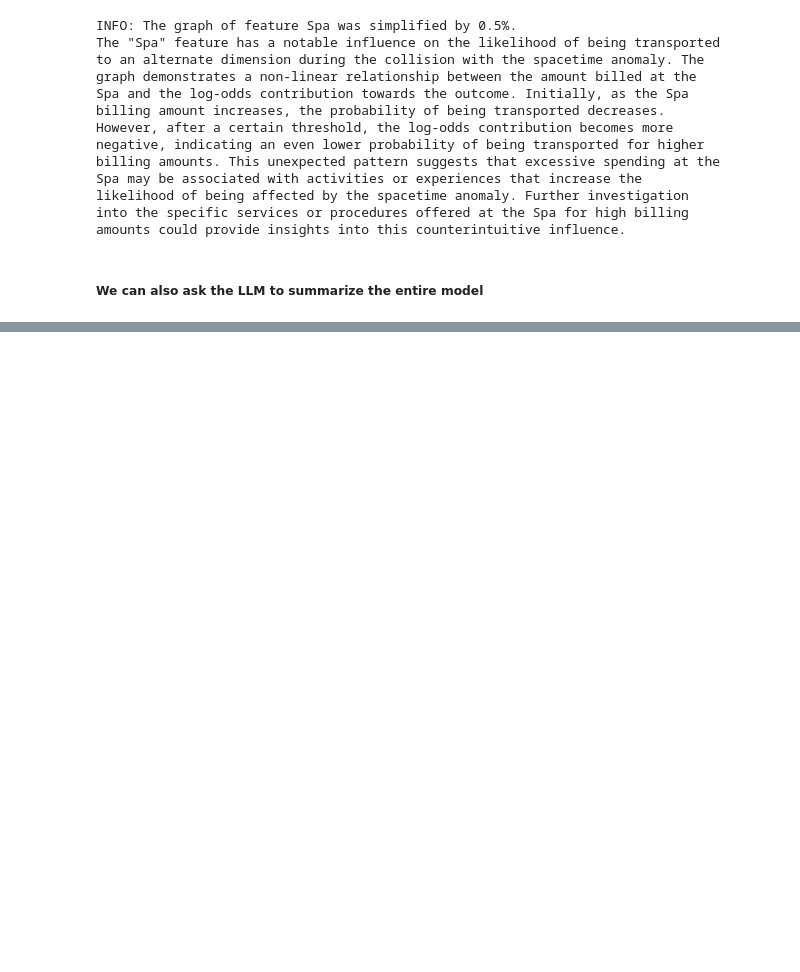
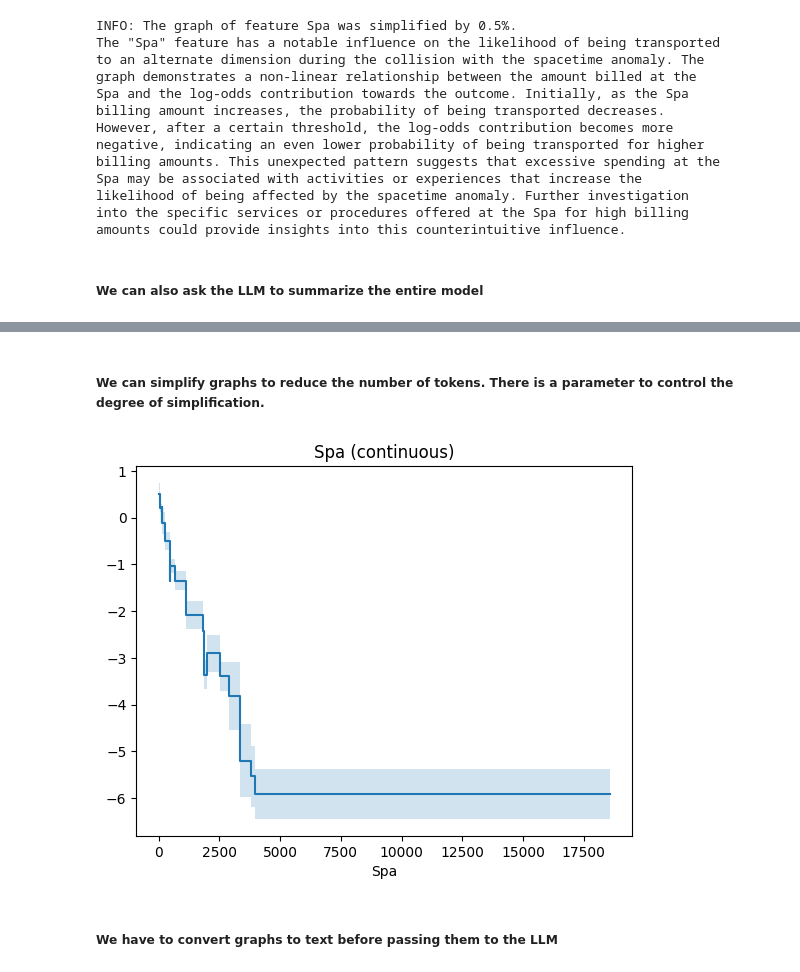
Before and after one commit to interpretml/TalkToEBM, a Jupyter notebook: notebooks/Spaceship Titanic.ipynb, the cells around one changed output, grey strips where cells are left out. Cells and saved outputs as stored; diff of their text form; code cells hidden in the pictures; blank space fills up the shorter version.

```diff
--- a/notebooks/Spaceship Titanic.ipynb
+++ b/notebooks/Spaceship Titanic.ipynb
@@ -591,0 +205,8 @@ response = '''The key predictors of whether a passenger was transported to an al
+# %% [markdown]
+##### We can simplify graphs to reduce the number of tokens. There is a parameter to control the degree of simplification.
+# %%
+t2ebm.graphs.plot_graph(t2ebm.graphs.simplify_graph(graph, min_variation_per_cent=0.041))
+# %% [output]
+[figure, added]
+# %% [markdown]
+##### We have to convert graphs to text before passing them to the LLM
```
Also changed, not shown: parts of 47 cells of this notebook, 6 other files.
